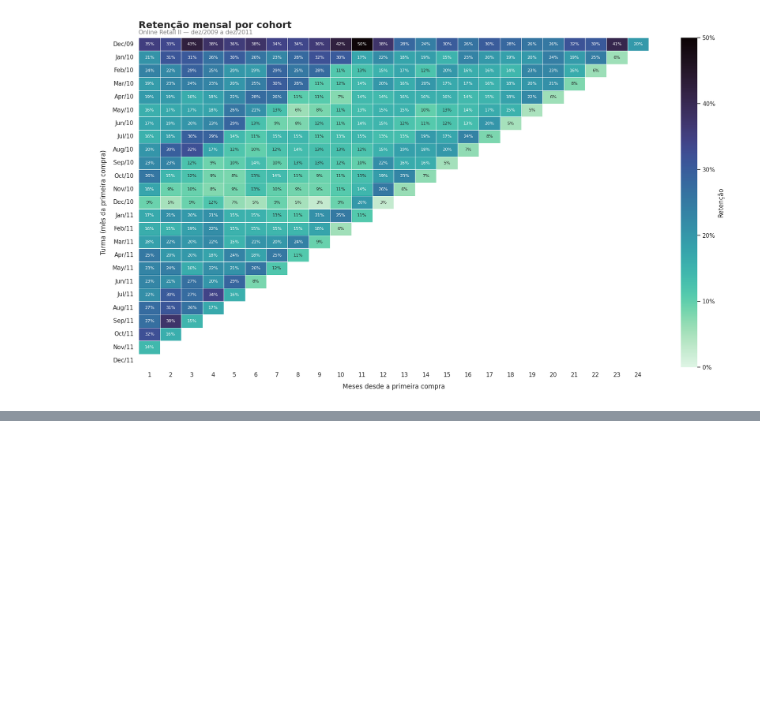
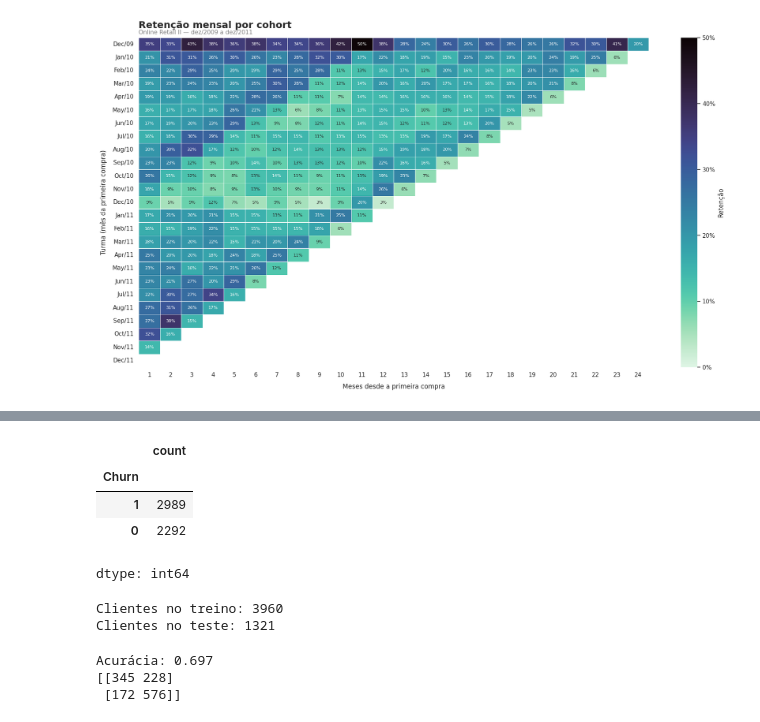
Before and after one commit to Victor-Castrol/projeto-2-cohort-churn, a Jupyter notebook: 01_exploracao.ipynb, the cells around one changed output, grey strips where cells are left out. Cells and saved outputs as stored; diff of their text form; code cells hidden in the pictures; blank space fills up the shorter version.

Commit message:
Adiciona RFM e primeiro modelo de churn (Random Forest)

```diff
--- a/01_exploracao.ipynb
+++ b/01_exploracao.ipynb
@@ -223,0 +271,51 @@ plt.show()
+# %%
+data_ref_passado = df_passado['InvoiceDate'].max()
+
+rfm_modelo = df_passado.groupby('Customer ID').agg(
+    Recencia=('InvoiceDate', lambda x: (data_ref_passado - x.max()).days),
+    Frequencia=('Invoice', 'nunique'),
+    Valor=('Receita', 'sum')
+).reset_index()
+
+clientes_futuro = df_futuro['Customer ID'].unique()
+
+rfm_modelo['Churn'] = (~rfm_modelo['Customer ID'].isin(clientes_futuro)).astype(int)
+
+rfm_modelo['Churn'].value_counts()
+# %% [output]
+|  | count |
+| Churn |  |
+| 1 | 2989 |
+| 0 | 2292 |
+dtype: int64
+# %%
+from sklearn.model_selection import train_test_split
+from sklearn.ensemble import RandomForestClassifier
+
+X = rfm_modelo[['Recencia', 'Frequencia', 'Valor']]
+y = rfm_modelo['Churn']
+
+X_treino, X_teste, y_treino, y_teste = train_test_split(
+    X, y, test_size=0.25, random_state=42, stratify=y
+)
+
+modelo = RandomForestClassifier(n_estimators=300, random_state=42)
+modelo.fit(X_treino, y_treino)
+
+print('Clientes no treino:', X_treino.shape[0])
+print('Clientes no teste:', X_teste.shape[0])
+# %% [output]
+Clientes no treino: 3960
+Clientes no teste: 1321
+# %%
+from sklearn.metrics import accuracy_score, confusion_matrix
+
+previsoes = modelo.predict(X_teste)
+
+print('Acurácia:', round(accuracy_score(y_teste, previsoes), 3))
+
+print(confusion_matrix(y_teste, previsoes))
+# %% [output]
+Acurácia: 0.697
+[[345 228]
+ [172 576]]
```
Also changed, not shown: parts of 7 cells of this notebook.
